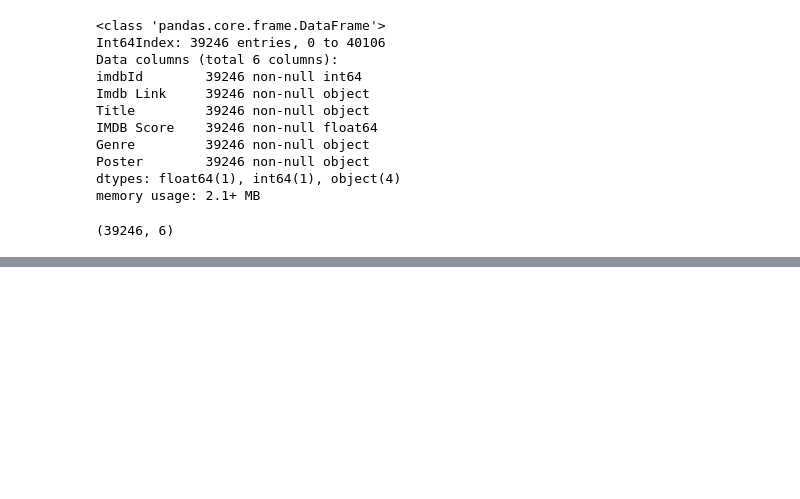
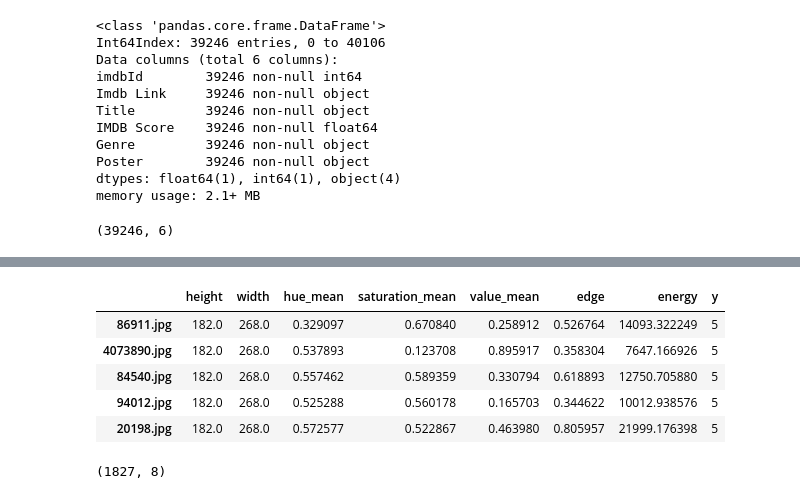
Before and after one commit to ucsd-dsc-arts/dsc160-midterm-group-11, a Jupyter notebook: code/midterm_160_sci-fi_documentary_genre_eda.ipynb, the cells around one changed output, grey strips where cells are left out. Cells and saved outputs as stored; diff of their text form; code cells hidden in the pictures; blank space fills up the shorter version.

```diff
--- a/code/midterm_160_sci-fi_documentary_genre_eda.ipynb
+++ b/code/midterm_160_sci-fi_documentary_genre_eda.ipynb
@@ -852,0 +1020,8 @@ movies_df_copy.head()
+# %%
+scifi_energy = []
+for i in filename_scifi:
+    try:
+        energy = image_energy_scifi(i)
+        scifi_energy.append(energy)
+    except:
+        pass
@@ -852,0 +1034,2 @@ movies_df_copy.head()
+# %%
+df_scifi['energy'] = scifi_energy
@@ -852,0 +1038,2 @@ movies_df_copy.head()
+# %%
+df_scifi['y'] = 5
@@ -852,0 +1053,13 @@ movies_df_copy.head()
+# %%
+df_scifi.head()
+# %% [output]
+|  | height | width | hue_mean | saturation_mean | value_mean | edge | energy | y |
+| 86911.jpg | 182.0 | 268.0 | 0.329097 | 0.670840 | 0.258912 | 0.526764 | 14093.322249 | 5 |
+| 4073890.jpg | 182.0 | 268.0 | 0.537893 | 0.123708 | 0.895917 | 0.358304 | 7647.166926 | 5 |
+| 84540.jpg | 182.0 | 268.0 | 0.557462 | 0.589359 | 0.330794 | 0.618893 | 12750.705880 | 5 |
+| 94012.jpg | 182.0 | 268.0 | 0.525288 | 0.560178 | 0.165703 | 0.344622 | 10012.938576 | 5 |
+| 20198.jpg | 182.0 | 268.0 | 0.572577 | 0.522867 | 0.463980 | 0.805957 | 21999.176398 | 5 |
+# %%
+df_scifi.shape
+# %% [output]
+(1827, 8)
```
Also changed, not shown: parts of 44 cells of this notebook.
